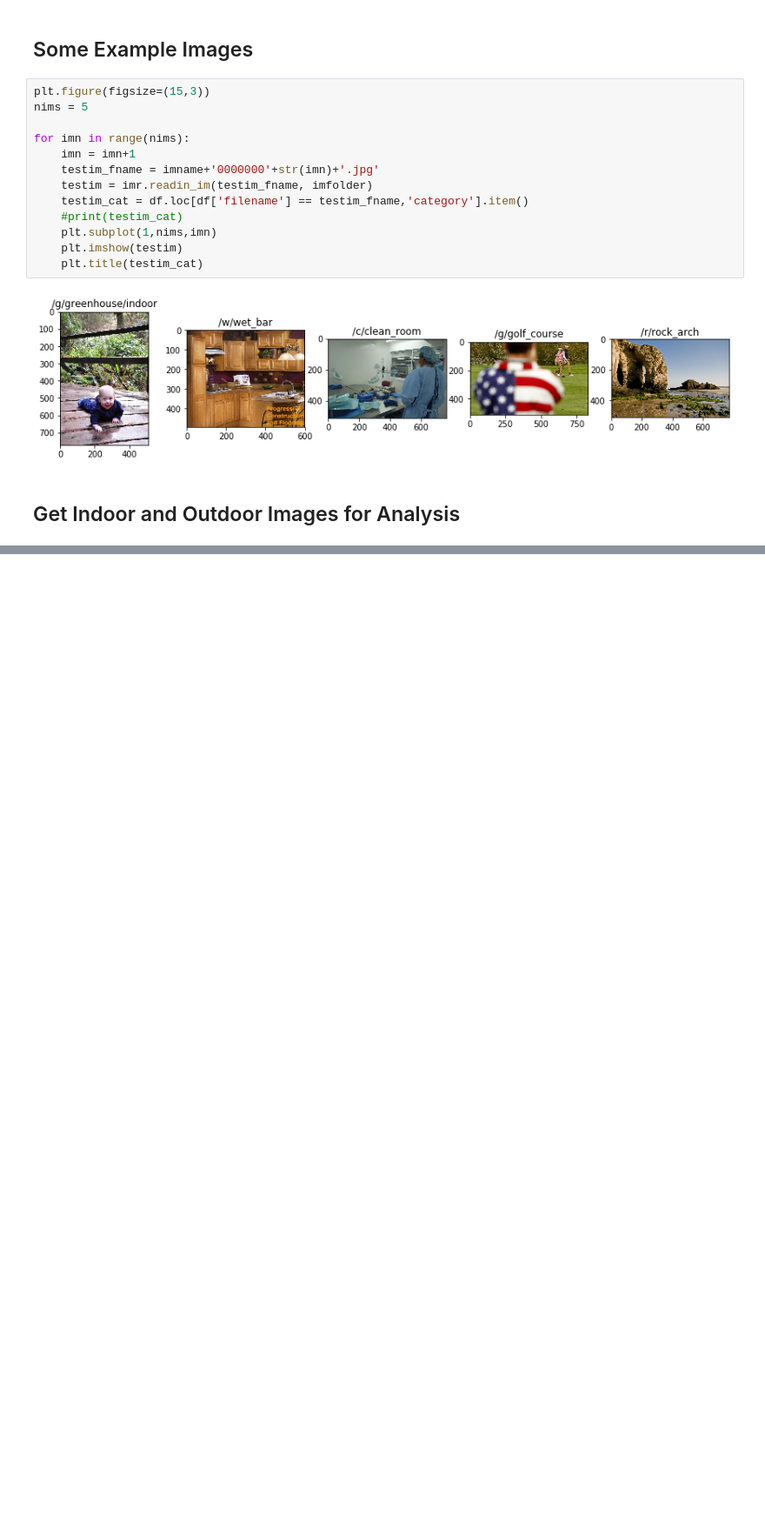
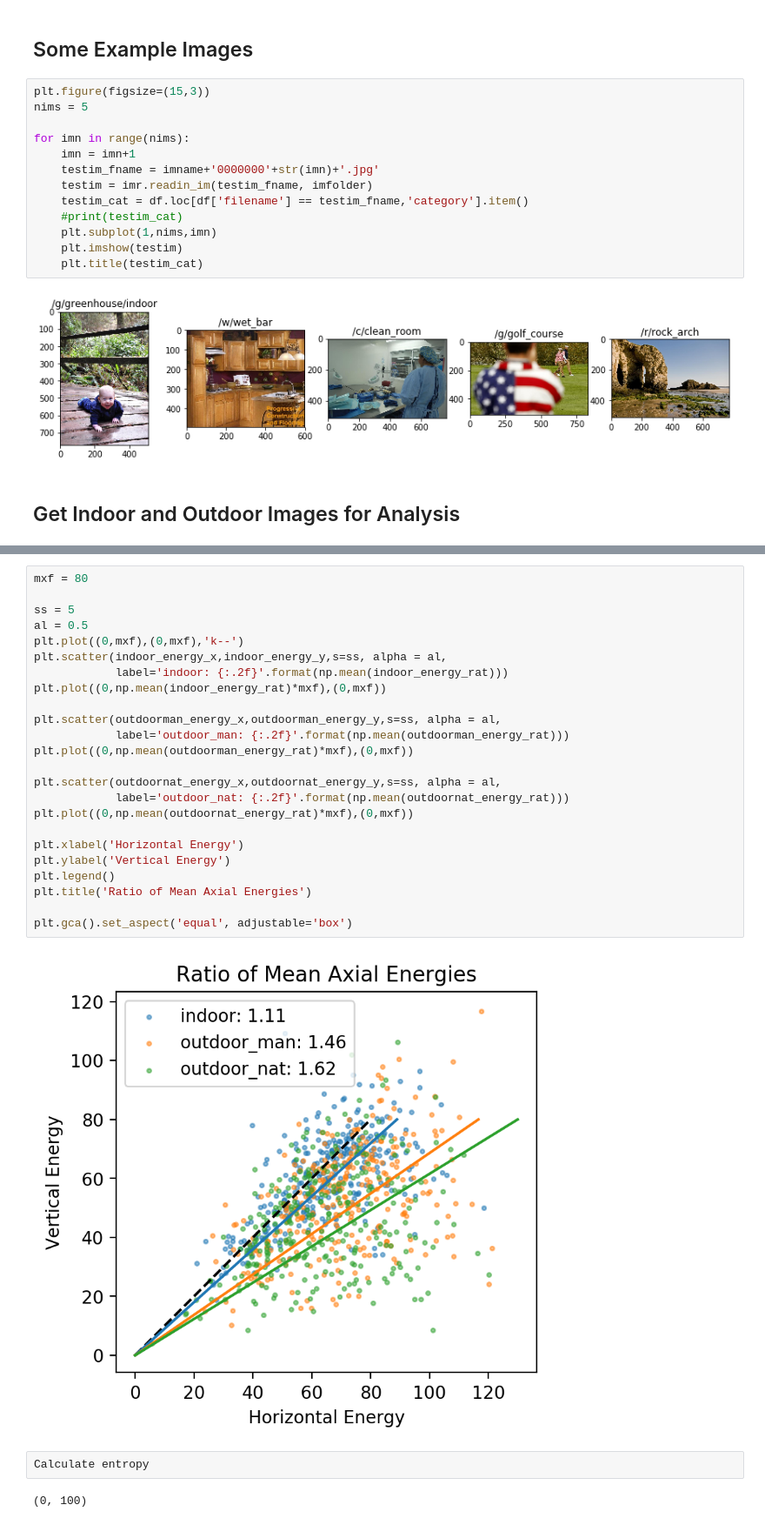
Before and after one commit to vdutell/phaseanalysis, a Jupyter notebook: category_analysis.ipynb, the cells around one changed output, grey strips where cells are left out. Shown at 87% size. Cells and saved outputs as stored; diff of their text form; blank space fills up the shorter version.

```diff
--- a/category_analysis.ipynb
+++ b/category_analysis.ipynb
@@ -129,0 +156,30 @@ Text(0.5,1,'outdoor manmade')
+# %%
+mxf = 80
+
+ss = 5
+al = 0.5
+plt.plot((0,mxf),(0,mxf),'k--')
+plt.scatter(indoor_energy_x,indoor_energy_y,s=ss, alpha = al,
+            label='indoor: {:.2f}'.format(np.mean(indoor_energy_rat)))
+plt.plot((0,np.mean(indoor_energy_rat)*mxf),(0,mxf))
+
+plt.scatter(outdoorman_energy_x,outdoorman_energy_y,s=ss, alpha = al,
+            label='outdoor_man: {:.2f}'.format(np.mean(outdoorman_energy_rat)))
+plt.plot((0,np.mean(outdoorman_energy_rat)*mxf),(0,mxf))
+
+plt.scatter(outdoornat_energy_x,outdoornat_energy_y,s=ss, alpha = al,
+            label='outdoor_nat: {:.2f}'.format(np.mean(outdoornat_energy_rat)))
+plt.plot((0,np.mean(outdoornat_energy_rat)*mxf),(0,mxf))
+
+plt.xlabel('Horizontal Energy')
+plt.ylabel('Vertical Energy')
+plt.legend()
+plt.title('Ratio of Mean Axial Energies')
+
+plt.gca().set_aspect('equal', adjustable='box')
+# %% [output]
+[figure, added]
+# %%
+Calculate entropy
+# %% [output]
+(0, 100)
```
Also changed, not shown: parts of 5 cells of this notebook.
